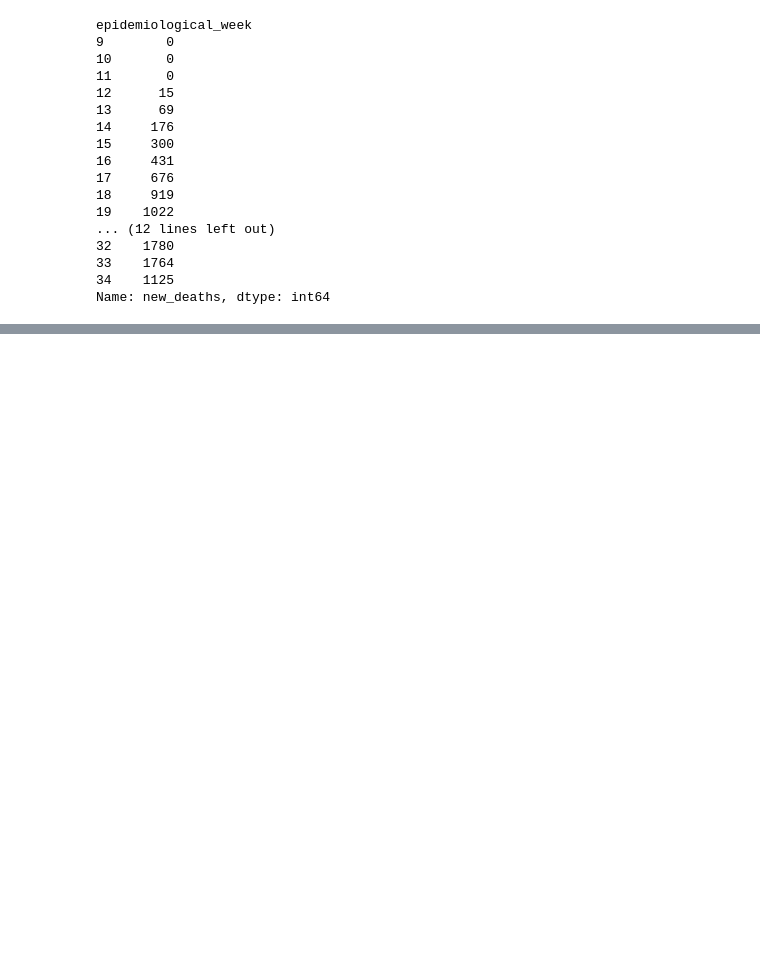
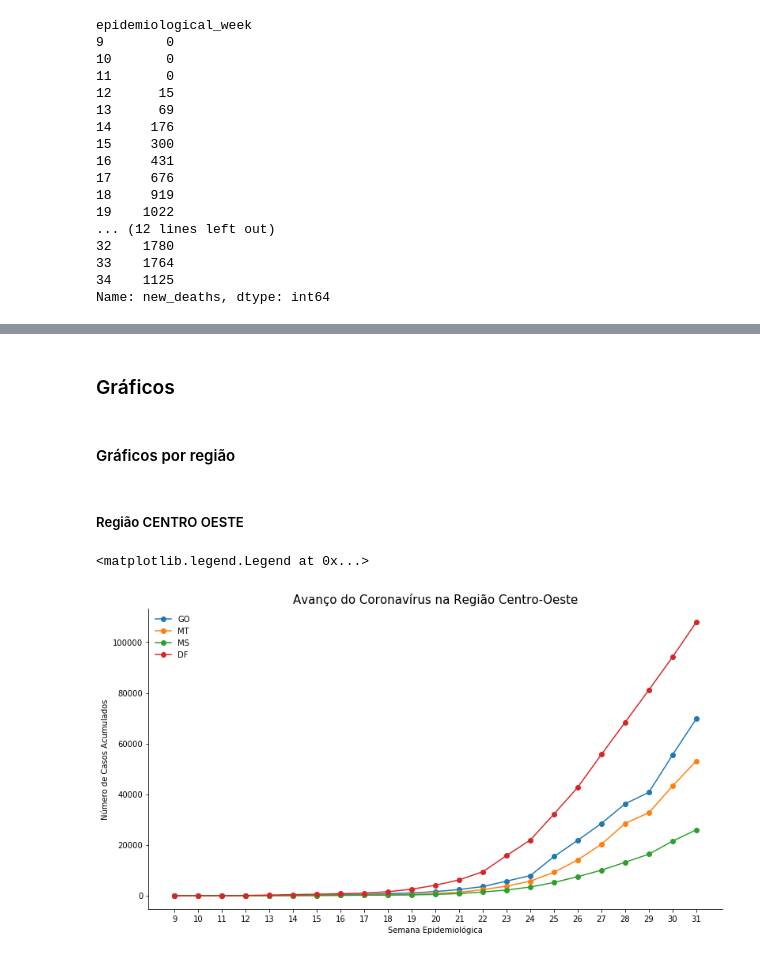
Before and after one commit to larissafv/grupoa, a Jupyter notebook: Casos e Óbitos Acumulados/Casos e óbitos Acumulados.ipynb, the cells around one changed output, grey strips where cells are left out. Drawn from its saved outputs; the diff is of its cells as text; code cells hidden in the pictures; blank space fills up the shorter version.

```diff
--- a/Casos e Óbitos Acumulados/Casos e óbitos Acumulados.ipynb
+++ b/Casos e Óbitos Acumulados/Casos e óbitos Acumulados.ipynb
@@ -155,0 +192,24 @@ Name: last_available_deaths, dtype: int64
+# %% [markdown]
+### Gráficos
+# %% [markdown]
+#### Gráficos por região
+# %% [markdown]
+##### Região CENTRO OESTE
+# %%
+plt.figure(figsize=(13,7))
+
+plt.plot(TAB_CONFIRMED.T[['GO','MT','MS','DF']],'-o')
+plt.title('Avanço do Coronavírus na Região Centro-Oeste',fontsize=15)
+
+plt.gca().spines['top'].set_visible(False)
+plt.gca().spines['right'].set_visible(False)
+
+#plt.gca().set_title('Avanço do Coronavírus por estados')
+plt.ylabel('Número de Casos Acumulados')
+plt.xlabel('Semana Epidemiológica')
+
+plt.xticks(list(range(23)),list(range(9,32)))
+plt.legend(['GO','MT','MS','DF'], frameon=False)
+# %% [output]
+<matplotlib.legend.Legend at 0x...>
+[figure, added]
```
Also changed, not shown: parts of 38 cells of this notebook.
